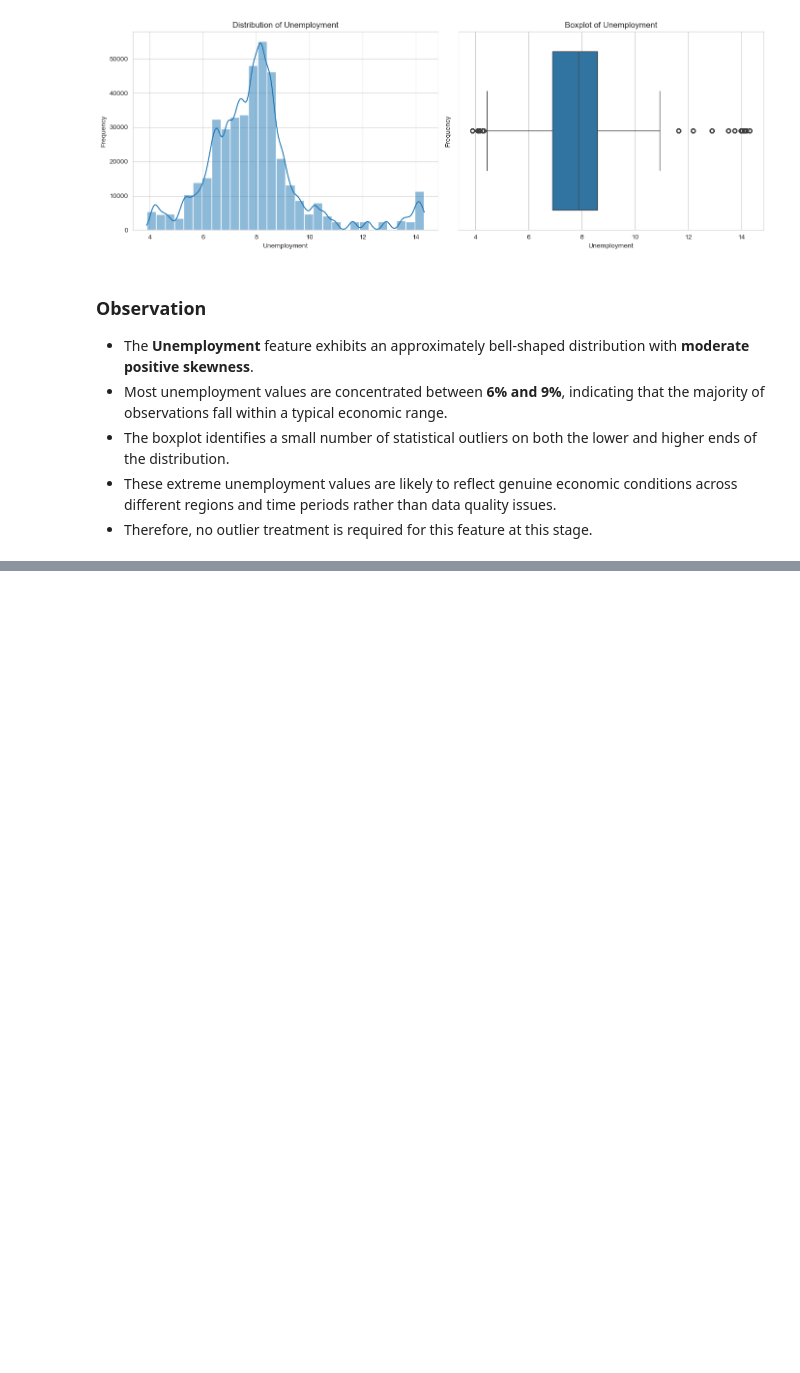
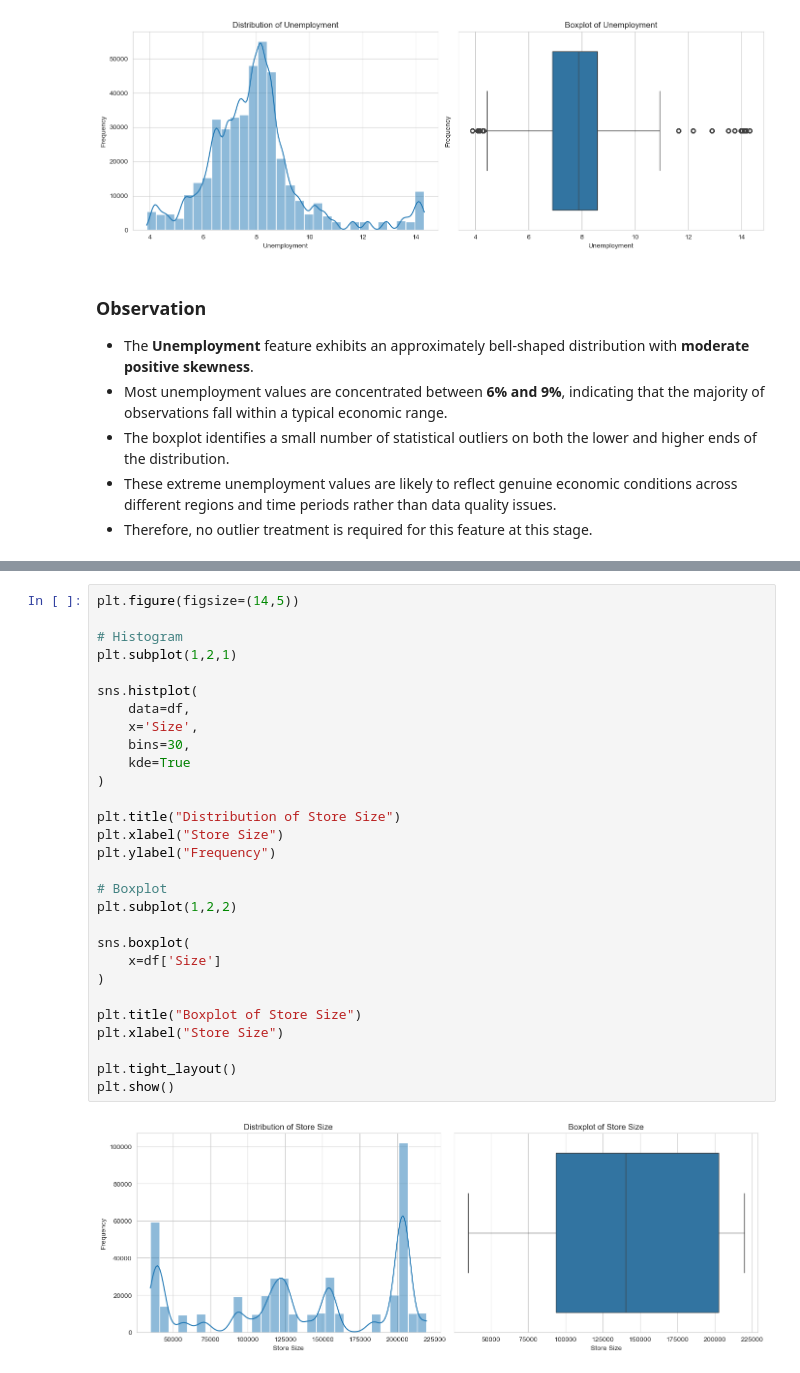
Before and after one commit to sauryaprakash004-crypto/Python, a Jupyter notebook: Classes/eda.ipynb, the cells around one changed output, grey strips where cells are left out. Saved outputs shown, nothing was run; the diff lists cells and outputs as text; blank space fills up the shorter version.

```diff
--- a/Classes/eda.ipynb
+++ b/Classes/eda.ipynb
@@ -507,0 +514,31 @@ plt.show()
+# %%
+plt.figure(figsize=(14,5))
+
+# Histogram
+plt.subplot(1,2,1)
+
+sns.histplot(
+    data=df,
+    x='Size',
+    bins=30,
+    kde=True
+)
+
+plt.title("Distribution of Store Size")
+plt.xlabel("Store Size")
+plt.ylabel("Frequency")
+
+# Boxplot
+plt.subplot(1,2,2)
+
+sns.boxplot(
+    x=df['Size']
+)
+
+plt.title("Boxplot of Store Size")
+plt.xlabel("Store Size")
+
+plt.tight_layout()
+plt.show()
+# %% [output]
+[figure, added]
```
Also changed, not shown: parts of 14 cells of this notebook.
